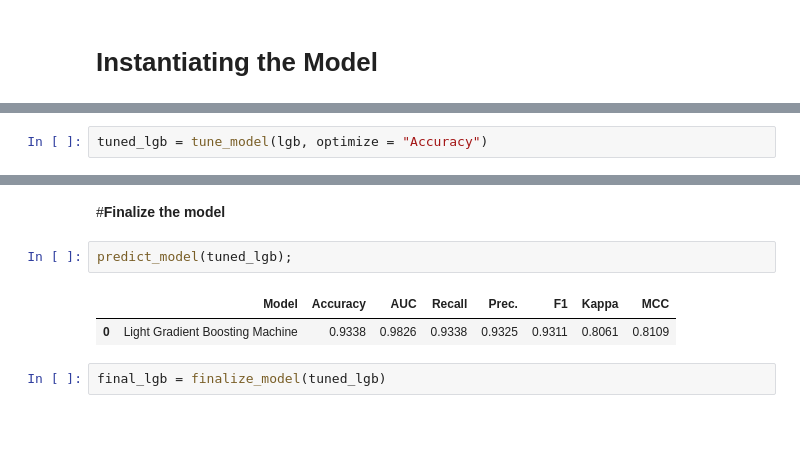
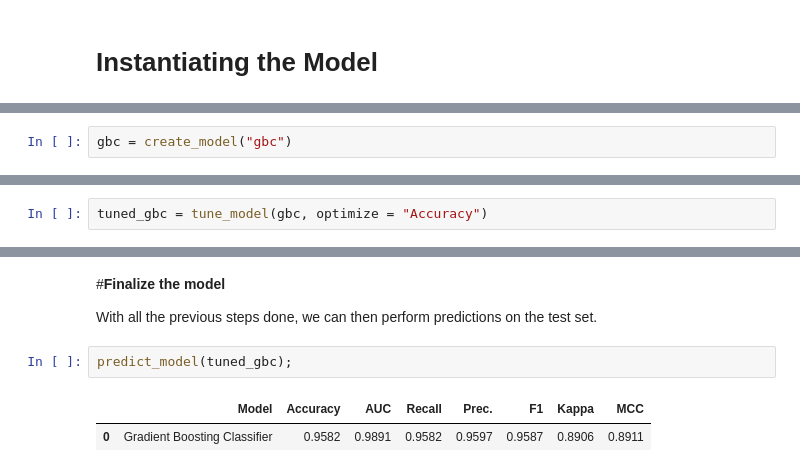
Before and after one commit to gabrielnd312/ClassificationAutoML_Fetal_Health, a Jupyter notebook: Fetal_Health_Classification_Auto_Machine_Learning.ipynb, the cells around one changed output, grey strips where cells are left out. Cells and saved outputs as stored; diff of their text form; blank space fills up the shorter version.

```diff
--- a/Fetal_Health_Classification_Auto_Machine_Learning.ipynb
+++ b/Fetal_Health_Classification_Auto_Machine_Learning.ipynb
@@ -260,0 +347,2 @@ lgb = create_model("lightgbm")
+# %%
+gbc = create_model("gbc")
@@ -272,5 +386,5 @@ LGBMClassifier(boosting_type='gbdt', class_weight=None, colsample_bytree=1.0,
 # %%
-tuned_lgb = tune_model(lgb, optimize = "Accuracy")
+tuned_gbc = tune_model(gbc, optimize = "Accuracy")
 # %% [output]
 [interactive output not drawn]
 |  | Accuracy | AUC | Recall | Prec. | F1 | Kappa | MCC |
@@ -316,11 +448,11 @@ evaluate_model(tuned_lgb)
 # %% [output]
 interactive(children=(ToggleButtons(description='Plot Type:', icons=('',), options=(('Pipeline Plot', 'pipelin…
-# %% [markdown]
-#**Finalize the model**
+# %% [markdown]
+#**Finalize the model**
+
+With all the previous steps done, we can then perform predictions on the test set.
 # %%
-predict_model(tuned_lgb);
+predict_model(tuned_gbc);
 # %% [output]
 |  | Model | Accuracy | AUC | Recall | Prec. | F1 | Kappa | MCC |
-| 0 | Light Gradient Boosting Machine | 0.9338 | 0.9826 | 0.9338 | 0.9325 | 0.9311 | 0.8061 | 0.8109 |
+| 0 | Gradient Boosting Classifier | 0.9582 | 0.9891 | 0.9582 | 0.9597 | 0.9587 | 0.8906 | 0.8911 |
-# %%
-final_lgb = finalize_model(tuned_lgb)
```
Also changed, not shown: parts of 40 cells of this notebook.
